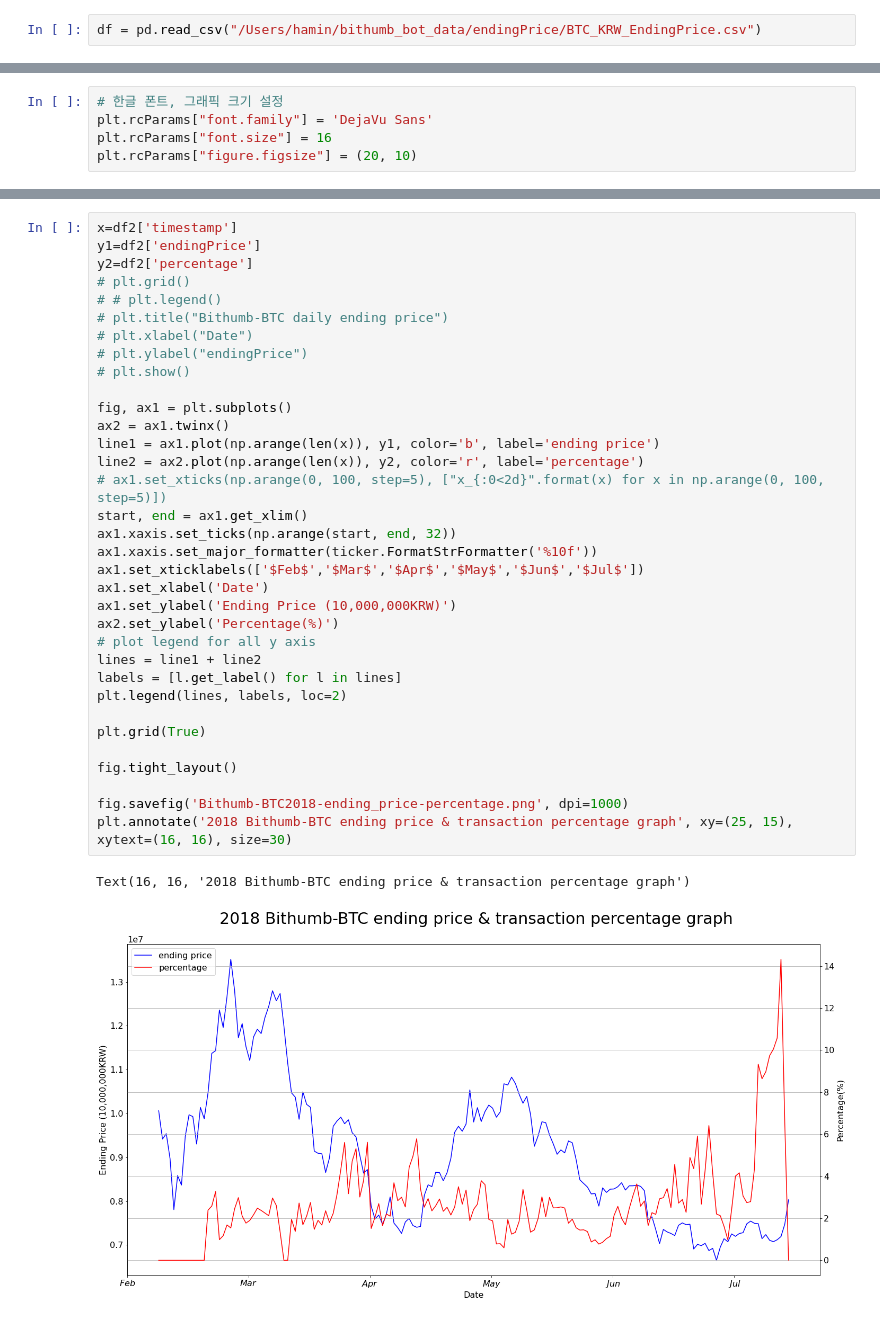
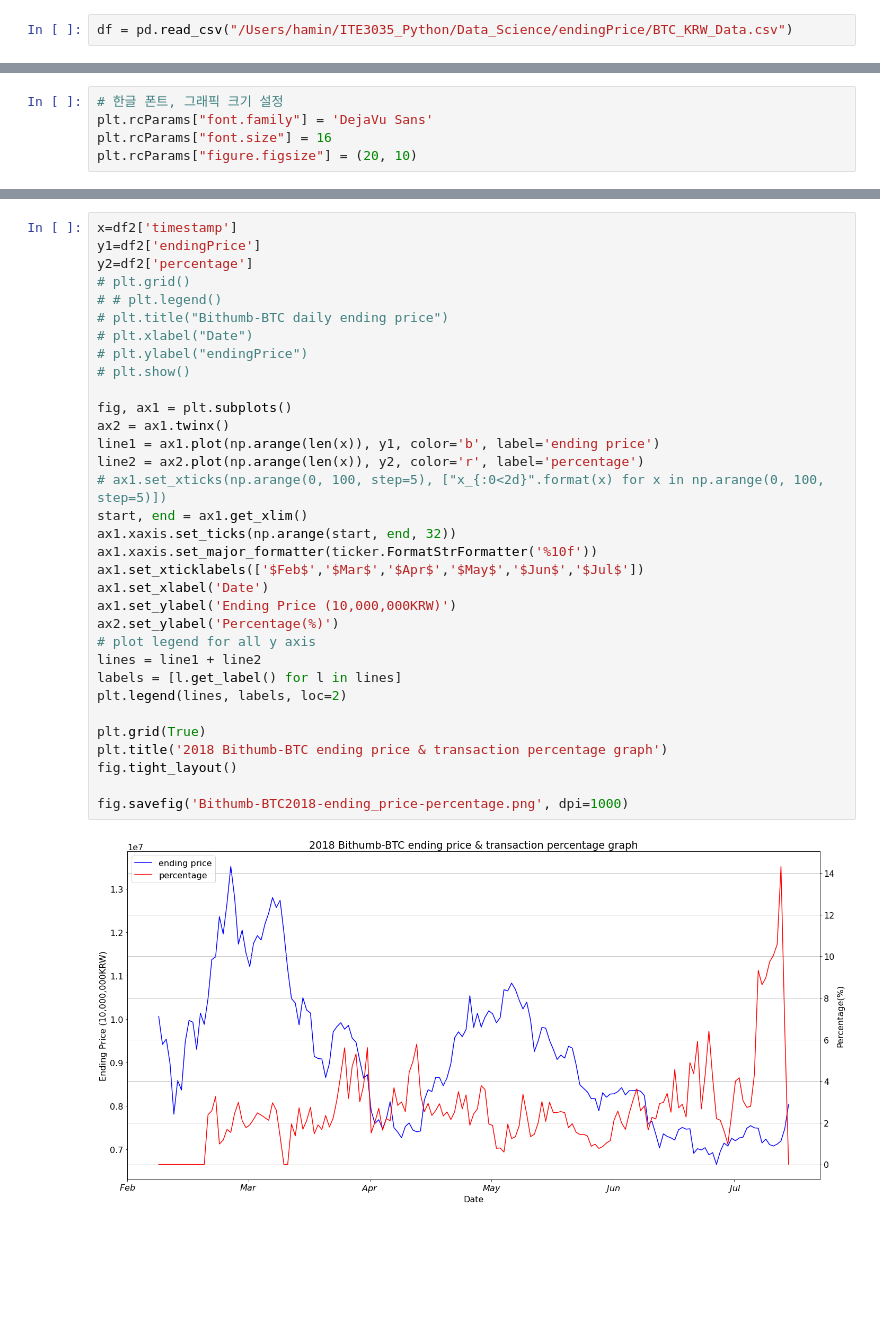
Before and after one commit to hamin7/ITE3035_Python, a Jupyter notebook: Data_Science/src/code/Oct/bithumb_percentage-endingPrice.ipynb, the cells around one changed output, grey strips where cells are left out. Saved outputs shown, nothing was run; the diff lists cells and outputs as text; blank space fills up the shorter version.

```diff
--- a/Data_Science/src/code/Oct/bithumb_percentage-endingPrice.ipynb
+++ b/Data_Science/src/code/Oct/bithumb_percentage-endingPrice.ipynb
@@ -10,7 +10,7 @@ import sys
 import plotly.express as px
 import matplotlib.ticker as ticker
 # %%
-df = pd.read_csv("/Users/hamin/bithumb_bot_data/endingPrice/BTC_KRW_EndingPrice.csv")
+df = pd.read_csv("/Users/hamin/ITE3035_Python/Data_Science/endingPrice/BTC_KRW_Data.csv")
 # %%
 df.dtypes
 # %% [output]
@@ -102,34 +103,32 @@ y1=df2['endingPrice']
 y2=df2['percentage']
 # plt.grid()
 # # plt.legend()
 # plt.title("Bithumb-BTC daily ending price")
 # plt.xlabel("Date")
 # plt.ylabel("endingPrice")
 # plt.show()
 
 fig, ax1 = plt.subplots()
 ax2 = ax1.twinx()
 line1 = ax1.plot(np.arange(len(x)), y1, color='b', label='ending price')
 line2 = ax2.plot(np.arange(len(x)), y2, color='r', label='percentage')
 # ax1.set_xticks(np.arange(0, 100, step=5), ["x_{:0<2d}".format(x) for x in np.arange(0, 100, step=5)])
 start, end = ax1.get_xlim()
 ax1.xaxis.set_ticks(np.arange(start, end, 32))
 ax1.xaxis.set_major_formatter(ticker.FormatStrFormatter('%10f'))
 ax1.set_xticklabels(['$Feb$','$Mar$','$Apr$','$May$','$Jun$','$Jul$'])
 ax1.set_xlabel('Date')
 ax1.set_ylabel('Ending Price (10,000,000KRW)')
 ax2.set_ylabel('Percentage(%)')
 # plot legend for all y axis
 lines = line1 + line2
 labels = [l.get_label() for l in lines]
 plt.legend(lines, labels, loc=2)
 
 plt.grid(True)
-
+plt.title('2018 Bithumb-BTC ending price & transaction percentage graph')
 fig.tight_layout()
 
 fig.savefig('Bithumb-BTC2018-ending_price-percentage.png', dpi=1000)
-plt.annotate('2018 Bithumb-BTC ending price & transaction percentage graph', xy=(25, 15), xytext=(16, 16), size=30)
 # %% [output]
-Text(16, 16, '2018 Bithumb-BTC ending price & transaction percentage graph')
-[figure, old version]
+[figure, new version]
```
Also changed, not shown: parts of 8 cells of this notebook, 4 other files.
